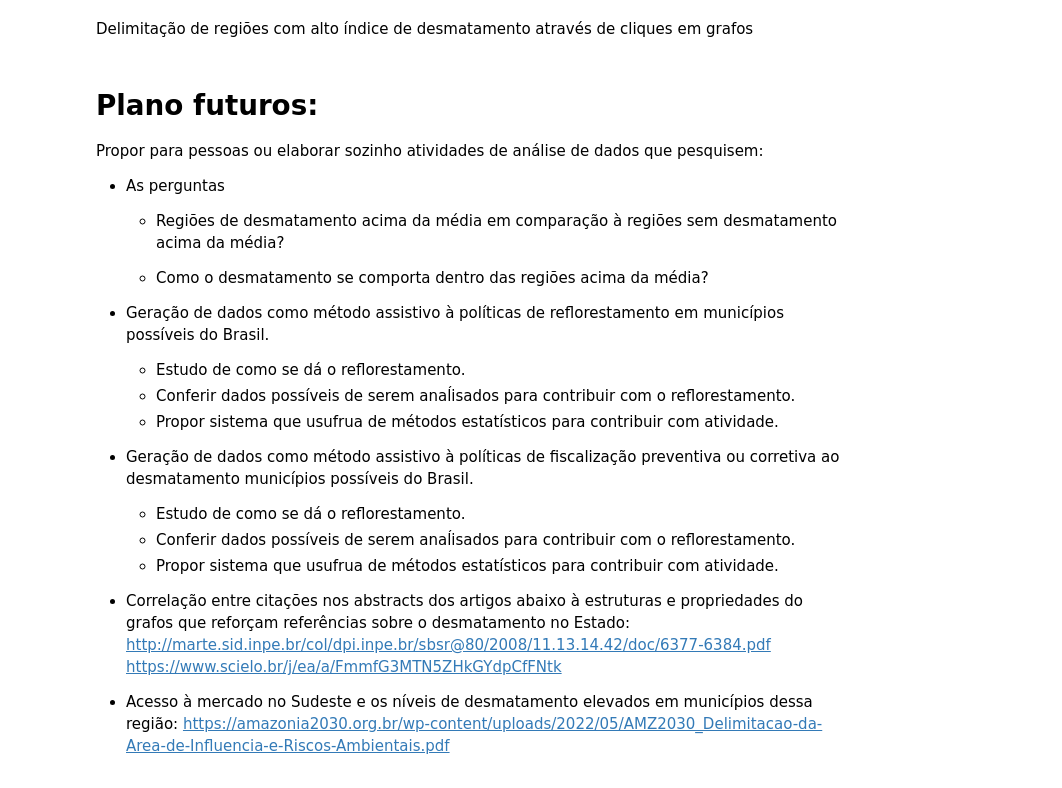
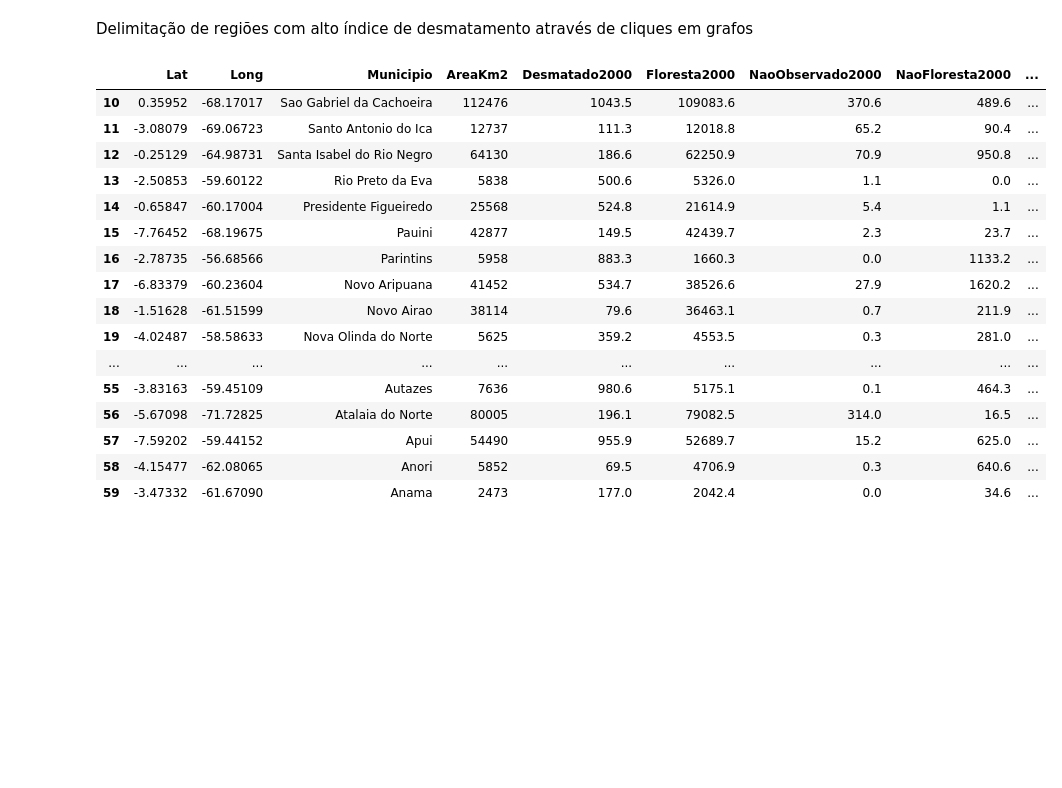
Before and after one commit to jAzz-hub/DesmatamentoNoAmazonas, a Jupyter notebook: Notebooks/DataModeling.ipynb, the cells around one changed output. Saved outputs shown, nothing was run; the diff lists cells and outputs as text; code cells hidden in the pictures; blank space fills up the shorter version.

```diff
--- a/Notebooks/DataModeling.ipynb
+++ b/Notebooks/DataModeling.ipynb
@@ -139,5 +159,25 @@ for i in cliquesAvgHigh[17]:
 # %% [markdown]
 Delimitação de regiões com alto índice de desmatamento através de cliques em grafos
+# %%
+DATASETS[0][10:60]
+# %% [output]
+|  | Lat | Long | Municipio | AreaKm2 | Desmatado2000 | Floresta2000 | NaoObservado2000 | NaoFloresta2000 | ... |
+| 10 | 0.35952 | -68.17017 | Sao Gabriel da Cachoeira | 112476 | 1043.5 | 109083.6 | 370.6 | 489.6 | ... |
+| 11 | -3.08079 | -69.06723 | Santo Antonio do Ica | 12737 | 111.3 | 12018.8 | 65.2 | 90.4 | ... |
+| 12 | -0.25129 | -64.98731 | Santa Isabel do Rio Negro | 64130 | 186.6 | 62250.9 | 70.9 | 950.8 | ... |
+| 13 | -2.50853 | -59.60122 | Rio Preto da Eva | 5838 | 500.6 | 5326.0 | 1.1 | 0.0 | ... |
+| 14 | -0.65847 | -60.17004 | Presidente Figueiredo | 25568 | 524.8 | 21614.9 | 5.4 | 1.1 | ... |
+| 15 | -7.76452 | -68.19675 | Pauini | 42877 | 149.5 | 42439.7 | 2.3 | 23.7 | ... |
+| 16 | -2.78735 | -56.68566 | Parintins | 5958 | 883.3 | 1660.3 | 0.0 | 1133.2 | ... |
+| 17 | -6.83379 | -60.23604 | Novo Aripuana | 41452 | 534.7 | 38526.6 | 27.9 | 1620.2 | ... |
+| 18 | -1.51628 | -61.51599 | Novo Airao | 38114 | 79.6 | 36463.1 | 0.7 | 211.9 | ... |
+| 19 | -4.02487 | -58.58633 | Nova Olinda do Norte | 5625 | 359.2 | 4553.5 | 0.3 | 281.0 | ... |
+| ... | ... | ... | ... | ... | ... | ... | ... | ... | ... |
+| 55 | -3.83163 | -59.45109 | Autazes | 7636 | 980.6 | 5175.1 | 0.1 | 464.3 | ... |
+| 56 | -5.67098 | -71.72825 | Atalaia do Norte | 80005 | 196.1 | 79082.5 | 314.0 | 16.5 | ... |
+| 57 | -7.59202 | -59.44152 | Apui | 54490 | 955.9 | 52689.7 | 15.2 | 625.0 | ... |
+| 58 | -4.15477 | -62.08065 | Anori | 5852 | 69.5 | 4706.9 | 0.3 | 640.6 | ... |
+| 59 | -3.47332 | -61.67090 | Anama | 2473 | 177.0 | 2042.4 | 0.0 | 34.6 | ... |
 # %% [markdown]
 
 
@@ -151,7 +191,7 @@ Delimitação de regiões com alto índice de desmatamento através de cliques e
 
 
 
-# Plano futuros:
+<!-- # Plano futuros:
 Propor para pessoas ou elaborar sozinho atividades de análise de dados que pesquisem:
 
 - As perguntas
@@ -175,4 +215,4 @@ Propor para pessoas ou elaborar sozinho atividades de análise de dados que pesq
     https://www.scielo.br/j/ea/a/FmmfG3MTN5ZHkGYdpCfFNtk
 
 - Acesso à mercado no Sudeste e os níveis de desmatamento elevados em municípios dessa região:
-    https://amazonia2030.org.br/wp-content/uploads/2022/05/AMZ2030_Delimitacao-da-Area-de-Influencia-e-Riscos-Ambientais.pdf
+    https://amazonia2030.org.br/wp-content/uploads/2022/05/AMZ2030_Delimitacao-da-Area-de-Influencia-e-Riscos-Ambientais.pdf -->
```
Also changed, not shown: parts of 5 cells of this notebook, 42 other files.
